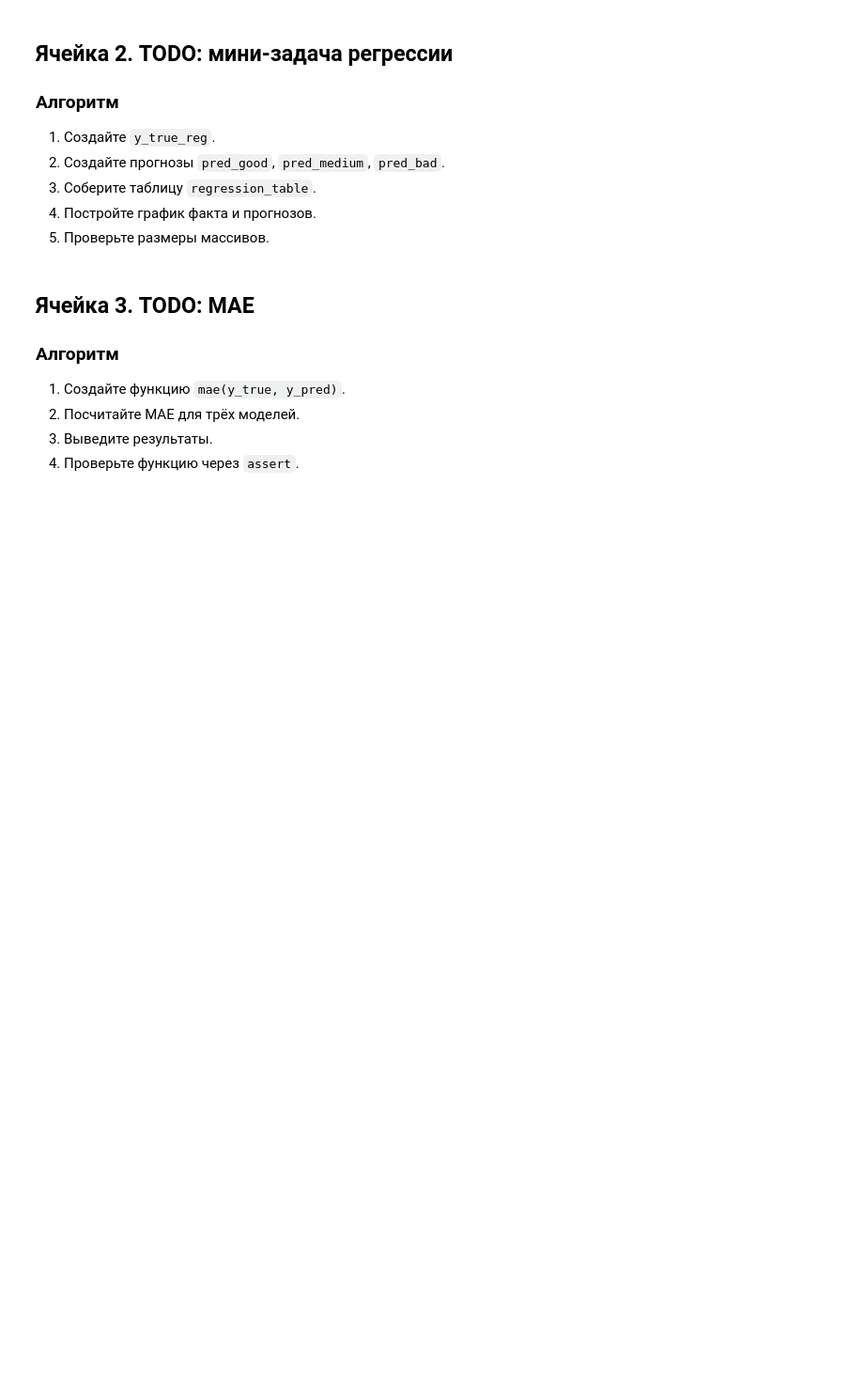
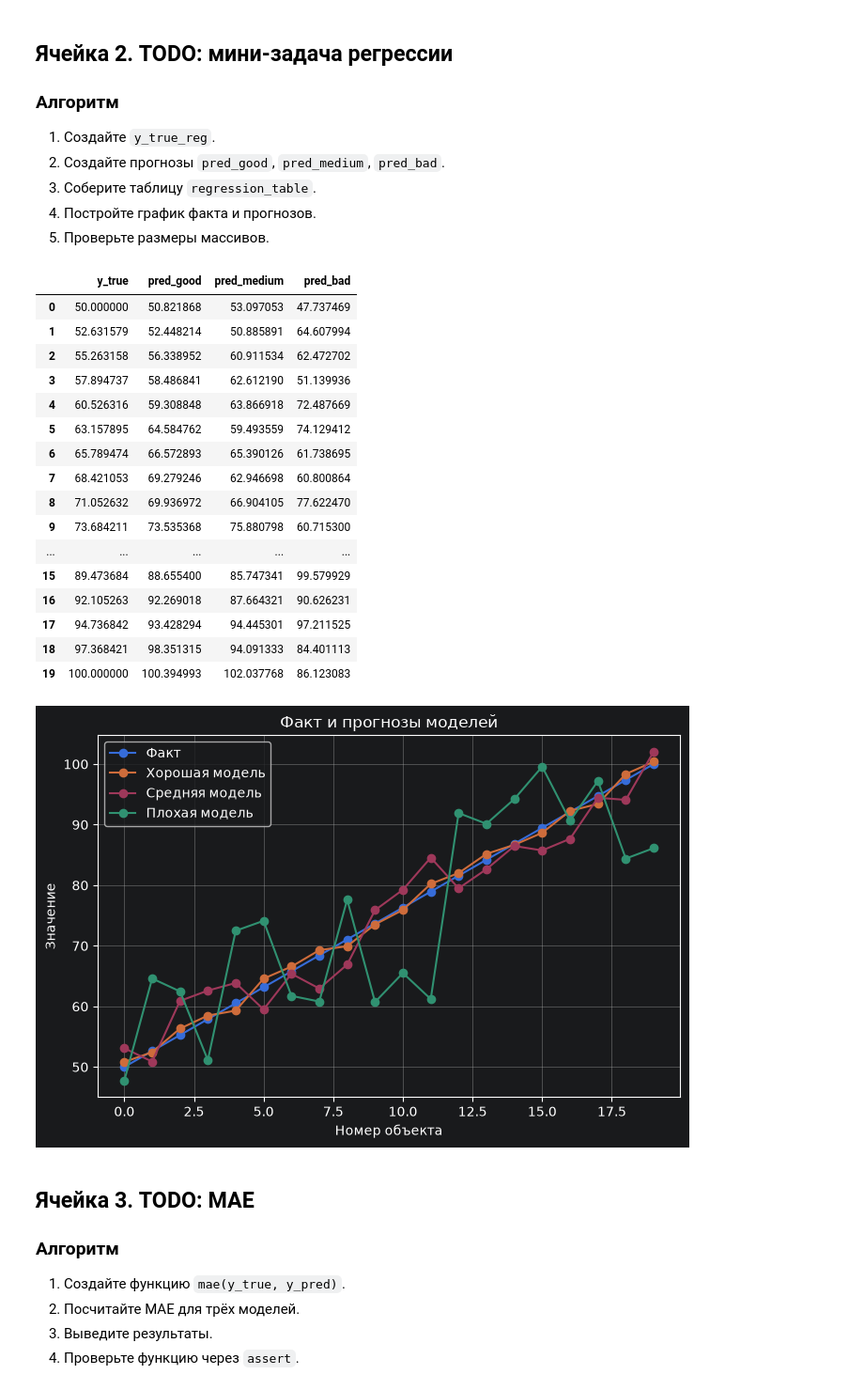
Before and after one commit to FelixTheCatW/study-dml, a Jupyter notebook: notebooks/block8_lesson04_loss_functions_todo.ipynb, the cells around one changed output. Shown at 94% size. Drawn from its saved outputs; the diff is of its cells as text; code cells hidden in the pictures; blank space fills up the shorter version.

```diff
--- a/notebooks/block8_lesson04_loss_functions_todo.ipynb
+++ b/notebooks/block8_lesson04_loss_functions_todo.ipynb
@@ -243,20 +252,61 @@ cross_entropy(y_true_labels, y_prob_matrix)
 5. Проверьте размеры массивов.
 # %%
 # TODO: создайте y_true_reg
-
+n = 20
+rng = np.random.default_rng(seed=42)
+y_true_reg = np.linspace(start=50, stop=100, num=n)
 # TODO: создайте pred_good
-
+noise_good = rng.uniform(low=-1.5, high=1.5, size=y_true_reg.shape)
+pred_good = y_true_reg + noise_good
 # TODO: создайте pred_medium
-
+noise_medium = rng.uniform(low=-6, high=6, size=y_true_reg.shape)
+pred_medium = y_true_reg + noise_medium
 # TODO: создайте pred_bad
-
+noise_bad = rng.uniform(low=-18, high=18, size=y_true_reg.shape)
+pred_bad = y_true_reg + noise_bad
 # TODO: создайте regression_table
-
+regression_table = pd.DataFrame({
+    "y_true": y_true_reg,
+    "pred_good": pred_good,
+    "pred_medium": pred_medium,
+    "pred_bad": pred_bad
+})
 # TODO: покажите таблицу через display
-
+display(regression_table)
 # TODO: постройте график факта и прогнозов
-
+plt.figure(figsize=(8, 5))
+plt.plot(y_true_reg, marker="o", label="Факт")
+plt.plot(pred_good, marker="o", label="Хорошая модель")
+plt.plot(pred_medium, marker="o", label="Средняя модель")
+plt.plot(pred_bad, marker="o", label="Плохая модель")
+plt.title("Факт и прогнозы моделей")
+plt.xlabel("Номер объекта")
+plt.ylabel("Значение")
+plt.grid(True)
+plt.legend()
+plt.show()
 # TODO: assert len(y_true_reg) == len(pred_good)
+assert len(y_true_reg) == len(pred_good) == len(pred_medium) == len(pred_bad)
+assert regression_table.shape == (20, 4)
+# %% [output]
+|  | y_true | pred_good | pred_medium | pred_bad |
+| 0 | 50.000000 | 50.821868 | 53.097053 | 47.737469 |
+| 1 | 52.631579 | 52.448214 | 50.885891 | 64.607994 |
+| 2 | 55.263158 | 56.338952 | 60.911534 | 62.472702 |
+| 3 | 57.894737 | 58.486841 | 62.612190 | 51.139936 |
+| 4 | 60.526316 | 59.308848 | 63.866918 | 72.487669 |
+| 5 | 63.157895 | 64.584762 | 59.493559 | 74.129412 |
+| 6 | 65.789474 | 66.572893 | 65.390126 | 61.738695 |
+| 7 | 68.421053 | 69.279246 | 62.946698 | 60.800864 |
+| 8 | 71.052632 | 69.936972 | 66.904105 | 77.622470 |
+| 9 | 73.684211 | 73.535368 | 75.880798 | 60.715300 |
+| ... | ... | ... | ... | ... |
+| 15 | 89.473684 | 88.655400 | 85.747341 | 99.579929 |
+| 16 | 92.105263 | 92.269018 | 87.664321 | 90.626231 |
+| 17 | 94.736842 | 93.428294 | 94.445301 | 97.211525 |
+| 18 | 97.368421 | 98.351315 | 94.091333 | 84.401113 |
+| 19 | 100.000000 | 100.394993 | 102.037768 | 86.123083 |
+[figure, added]
 # %% [markdown]
 ## Ячейка 3. TODO: MAE
 
```
Also changed, not shown: parts of 9 cells of this notebook, 1 other file.
